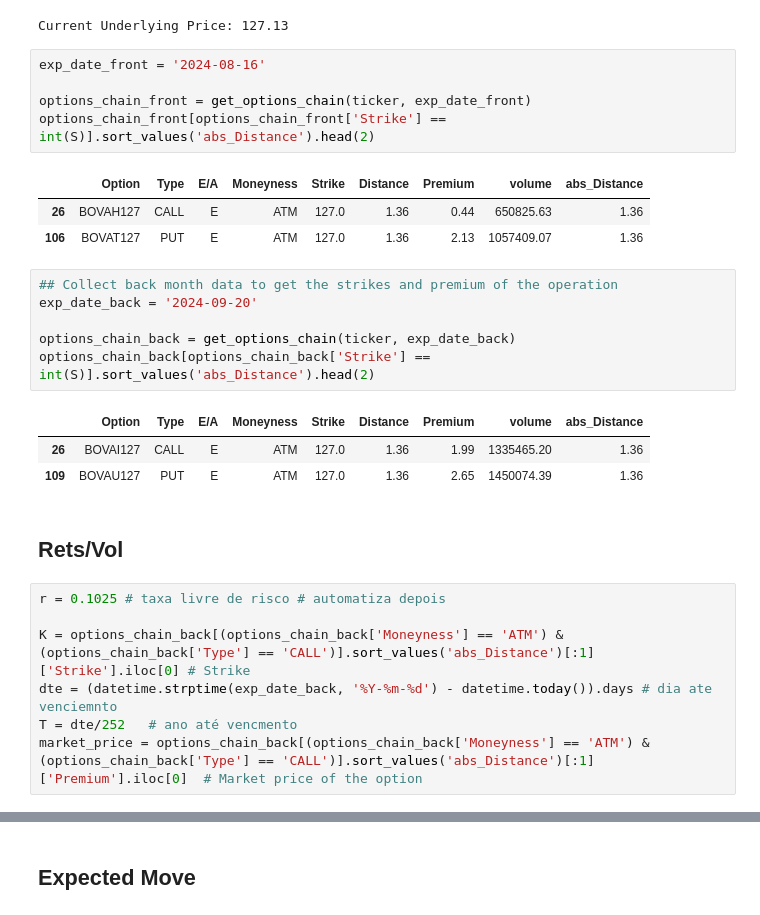
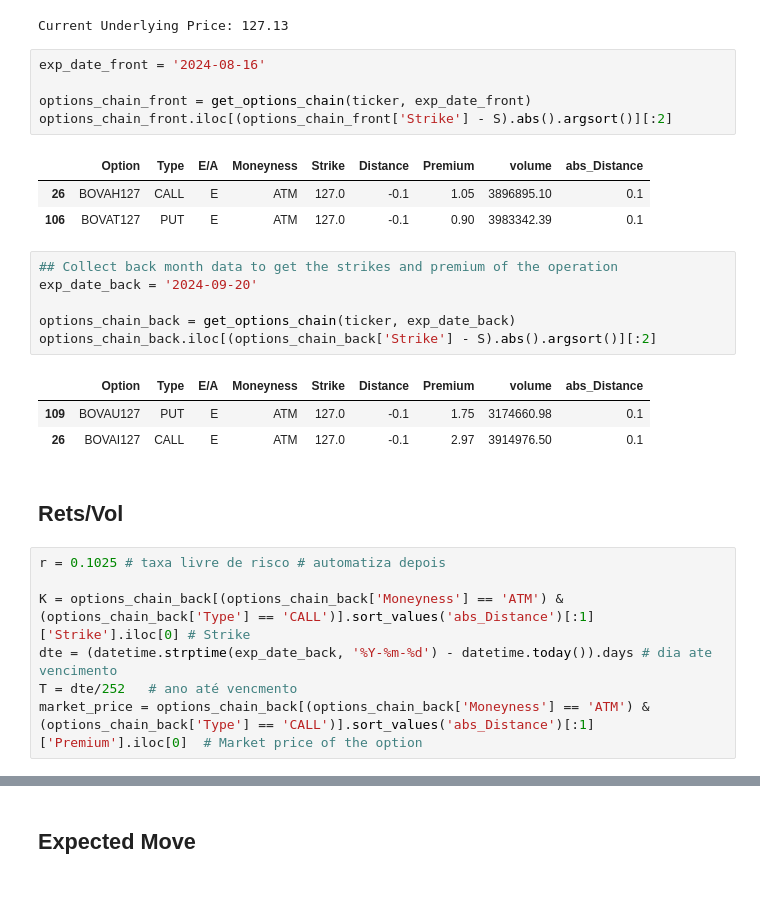
Before and after one commit to colantuono/short_vol, a Jupyter notebook: trading_system.ipynb, the cells around one changed output, grey strips where cells are left out. Cells and saved outputs as stored; diff of their text form.

Commit message:
inclui argsort nas funções

```diff
--- a/trading_system.ipynb
+++ b/trading_system.ipynb
@@ -33,28 +33,28 @@ Current Underlying Price: 127.13
 exp_date_front = '2024-08-16'
 
 options_chain_front = get_options_chain(ticker, exp_date_front)
-options_chain_front[options_chain_front['Strike'] == int(S)].sort_values('abs_Distance').head(2)
+options_chain_front.iloc[(options_chain_front['Strike'] - S).abs().argsort()][:2]
 # %% [output]
 |  | Option | Type | E/A | Moneyness | Strike | Distance | Premium | volume | abs_Distance |
-| 26 | BOVAH127 | CALL | E | ATM | 127.0 | 1.36 | 0.44 | 650825.63 | 1.36 |
-| 106 | BOVAT127 | PUT | E | ATM | 127.0 | 1.36 | 2.13 | 1057409.07 | 1.36 |
+| 26 | BOVAH127 | CALL | E | ATM | 127.0 | -0.1 | 1.05 | 3896895.10 | 0.1 |
+| 106 | BOVAT127 | PUT | E | ATM | 127.0 | -0.1 | 0.90 | 3983342.39 | 0.1 |
 # %%
 ## Collect back month data to get the strikes and premium of the operation
 exp_date_back = '2024-09-20'
 
 options_chain_back = get_options_chain(ticker, exp_date_back)
-options_chain_back[options_chain_back['Strike'] == int(S)].sort_values('abs_Distance').head(2)
+options_chain_back.iloc[(options_chain_back['Strike'] - S).abs().argsort()][:2]
 # %% [output]
 |  | Option | Type | E/A | Moneyness | Strike | Distance | Premium | volume | abs_Distance |
-| 26 | BOVAI127 | CALL | E | ATM | 127.0 | 1.36 | 1.99 | 1335465.20 | 1.36 |
-| 109 | BOVAU127 | PUT | E | ATM | 127.0 | 1.36 | 2.65 | 1450074.39 | 1.36 |
+| 109 | BOVAU127 | PUT | E | ATM | 127.0 | -0.1 | 1.75 | 3174660.98 | 0.1 |
+| 26 | BOVAI127 | CALL | E | ATM | 127.0 | -0.1 | 2.97 | 3914976.50 | 0.1 |
 # %% [markdown]
 ## Rets/Vol
 # %%
 r = 0.1025 # taxa livre de risco # automatiza depois
 
 K = options_chain_back[(options_chain_back['Moneyness'] == 'ATM') & (options_chain_back['Type'] == 'CALL')].sort_values('abs_Distance')[:1]['Strike'].iloc[0] # Strike
-dte = (datetime.strptime(exp_date_back, '%Y-%m-%d') - datetime.today()).days # dia ate venciemnto
+dte = (datetime.strptime(exp_date_back, '%Y-%m-%d') - datetime.today()).days # dia ate vencimento
 T = dte/252   # ano até vencmento
 market_price = options_chain_back[(options_chain_back['Moneyness'] == 'ATM') & (options_chain_back['Type'] == 'CALL')].sort_values('abs_Distance')[:1]['Premium'].iloc[0]  # Market price of the option
 # %%
```
Also changed, not shown: parts of 11 cells of this notebook, 1 other file.
